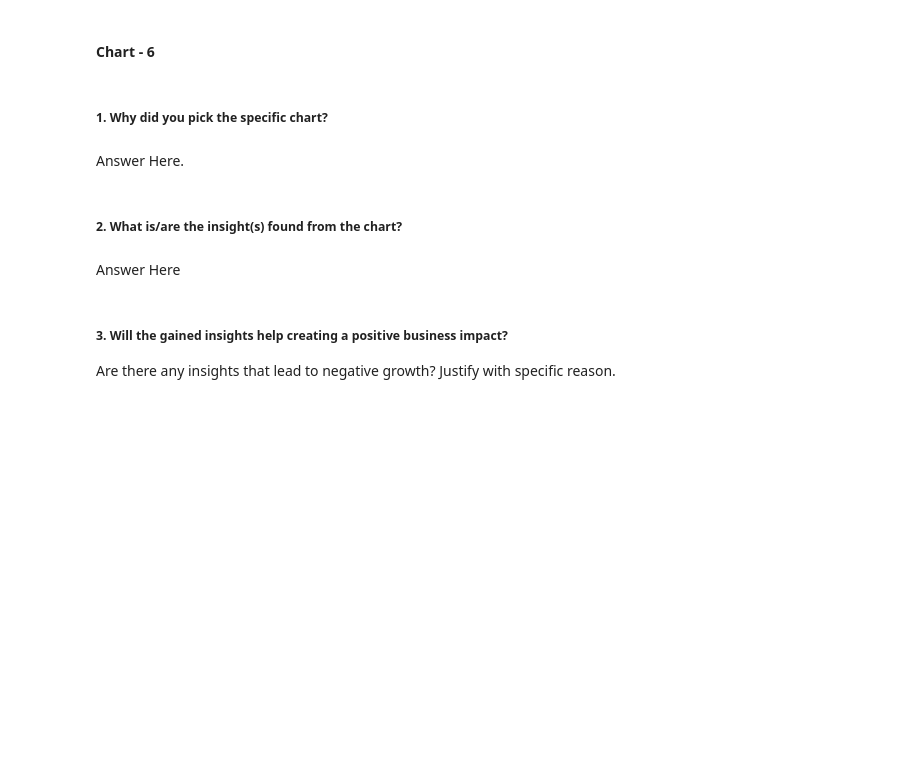
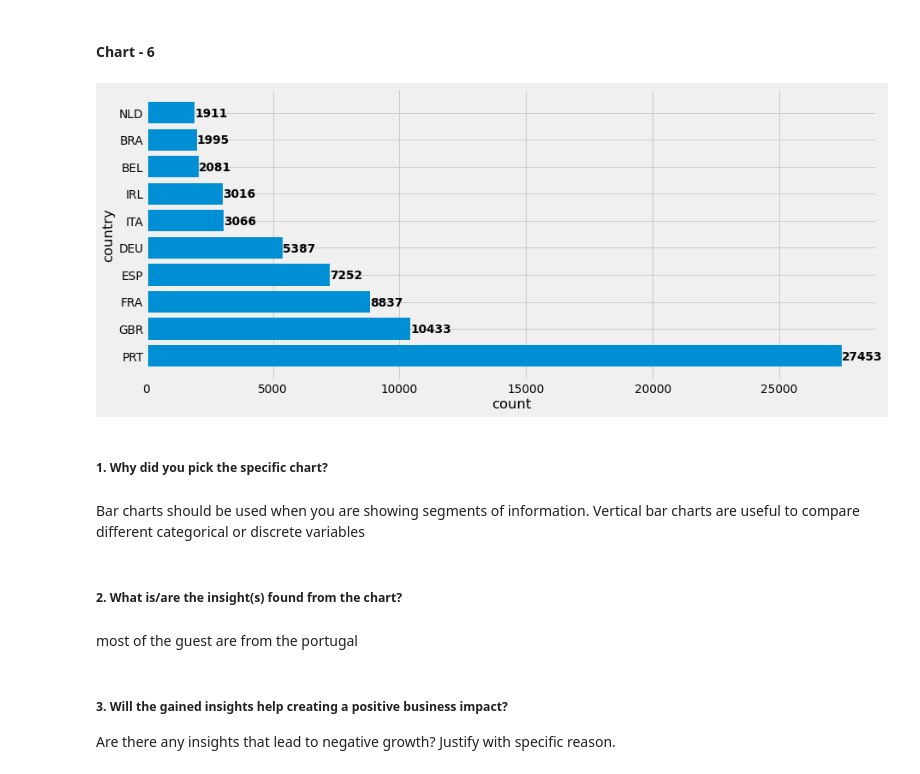
Before and after one commit to abhimanyupandey1996/hotel-booking-analysis, a Jupyter notebook: abhimanyu_kumar_pandey_hotel_booking_analysis.ipynb, the cells around one changed output. Saved outputs shown, nothing was run; the diff lists cells and outputs as text; code cells hidden in the pictures; blank space fills up the shorter version.

```diff
--- a/abhimanyu_kumar_pandey_hotel_booking_analysis.ipynb
+++ b/abhimanyu_kumar_pandey_hotel_booking_analysis.ipynb
@@ -518,11 +536,23 @@ Answer Here
+# %%
+# plot a horizontal bar graph to compare the number of bookings made from each country
+country_df_grpd = get_count_from_column(df, 'country')
+
+# since the number of unique countries is 178,
+# lets consider only the top 10 countries
+country_df_grpd = country_df_grpd.sort_values(by='count', ascending=False)[:10]
+
+# plot a horizontal bar graph with merged dataframe
+plot_horz_bar_graph_from_grpd_column(country_df_grpd, 'country')
+# %% [output]
+[figure, added]
 # %% [markdown]
 ##### 1. Why did you pick the specific chart?
-# %% [markdown]
-Answer Here.
+# %% [markdown]
+Bar charts should be used when you are showing segments of information. Vertical bar charts are useful to compare different categorical or discrete variables
 # %% [markdown]
 ##### 2. What is/are the insight(s) found from the chart?
-# %% [markdown]
-Answer Here
+# %% [markdown]
+most of the guest are from the portugal
 # %% [markdown]
 ##### 3. Will the gained insights help creating a positive business impact?
 Are there any insights that lead to negative growth? Justify with specific reason.
```
Also changed, not shown: parts of 68 cells of this notebook.
